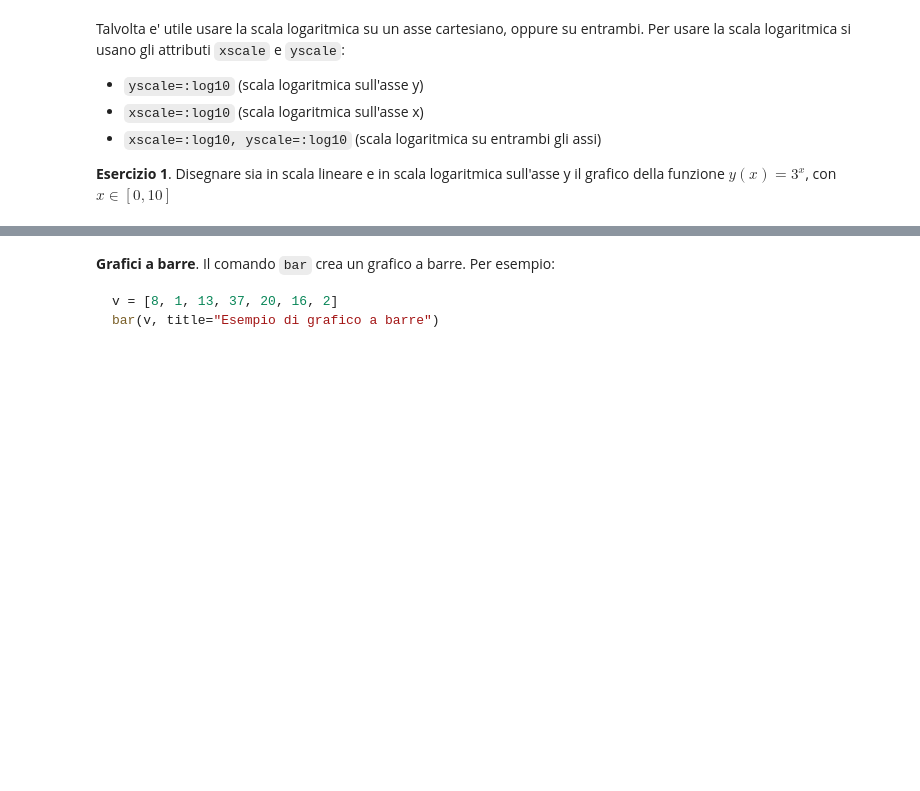
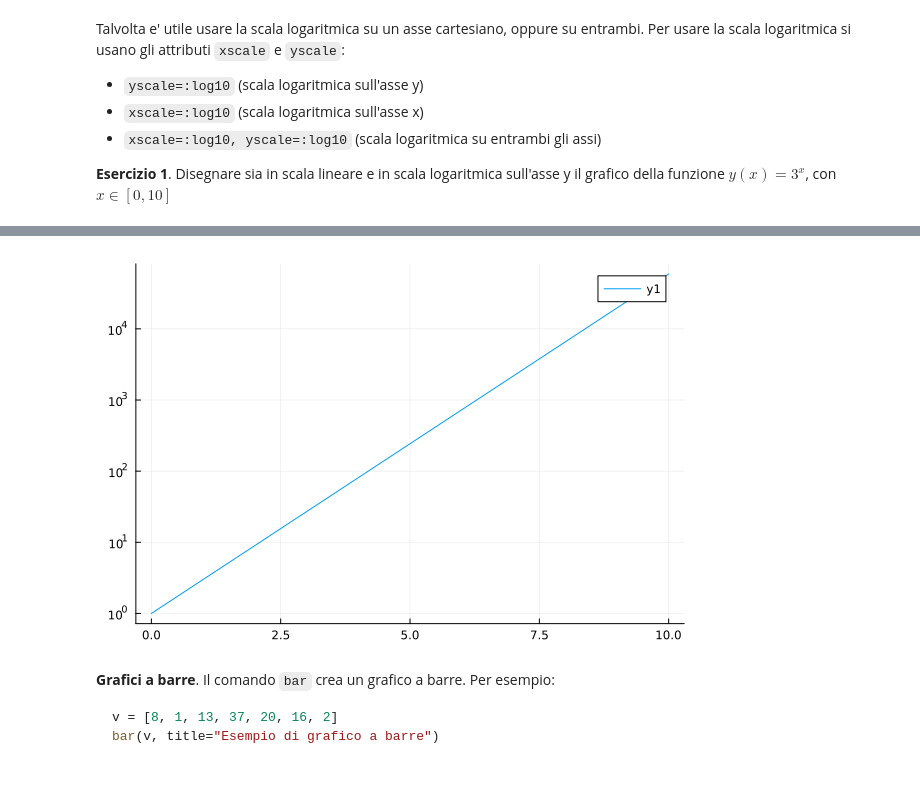
Before and after one commit to nbriganti1/nbriganti1.github.io, a Jupyter notebook: NicolòBrigantiSuccessioni.ipynb, the cells around one changed output, grey strips where cells are left out. Cells and saved outputs as stored; diff of their text form; code cells hidden in the pictures; blank space fills up the shorter version.

```diff
--- a/NicolòBrigantiSuccessioni.ipynb
+++ b/NicolòBrigantiSuccessioni.ipynb
@@ -67,5 +70,13 @@ Talvolta e' utile usare la scala logaritmica su un asse cartesiano, oppure su en
 # %%
 # inserire qui il  codice per la scala logaritmica
+x = 0:0.1:10
+y = 3 .^(x)
+
+plot(x,y,
+yscale=:log10,
+ )
+# %% [output]
+[figure, added]
 # %% [markdown]
 **Grafici a barre**.
 Il comando `bar` crea un grafico a barre. Per esempio:
```
Also changed, not shown: parts of 19 cells of this notebook.
